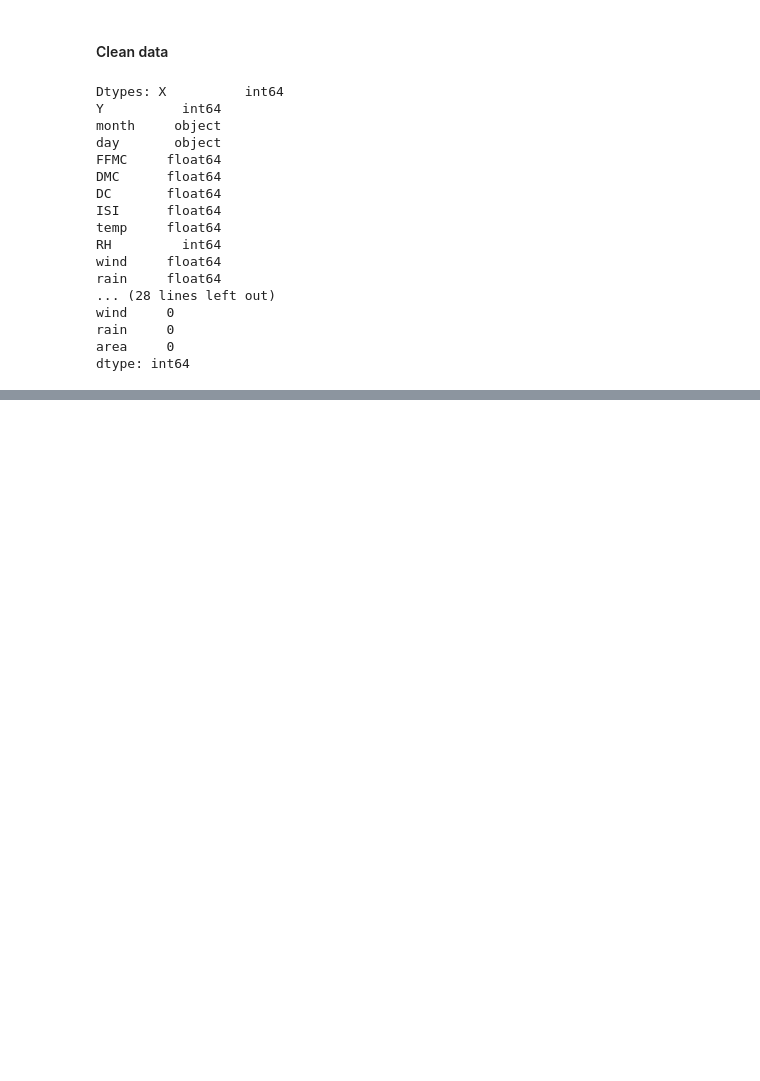
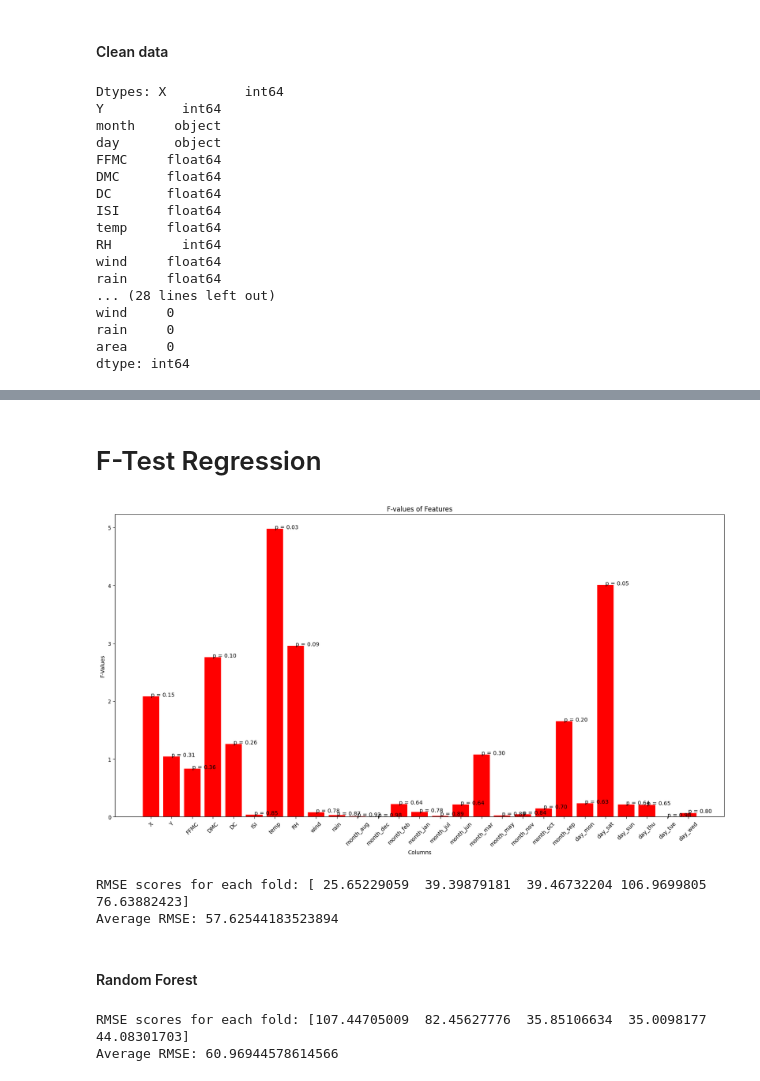
Before and after one commit to PrelaunchZeus2/Data-319-Model-Data-Based-Methods, a Jupyter notebook: Final Project/Fires.ipynb, the cells around one changed output, grey strips where cells are left out. Drawn from its saved outputs; the diff is of its cells as text; code cells hidden in the pictures; blank space fills up the shorter version.

Commit message:
F_test and rand_decision trees added

```diff
--- a/Final Project/Fires.ipynb
+++ b/Final Project/Fires.ipynb
@@ -64,0 +99,63 @@ dtype: int64
+# %% [markdown]
+# F-Test Regression
+# %%
+from sklearn.feature_selection import f_regression
+
+#set dependent and independent vars
+X = fire_data[['X', 'Y', 'FFMC', 'DMC', 'DC', 'ISI', 'temp', 'RH', 'wind', 'rain',
+       'month_aug', 'month_dec', 'month_feb', 'month_jan', 'month_jul',
+       'month_jun', 'month_mar', 'month_may', 'month_nov', 'month_oct',
+       'month_sep', 'day_mon', 'day_sat', 'day_sun', 'day_thu', 'day_tue',
+       'day_wed']]
+Y = fire_data['area']
+
+#perform regression
+f_vals, p_vals = f_regression(X, Y)
+
+#bar plot for f_vals and p_vals to show feature importance
+plt.figure(figsize = (20, 10))
+plt.bar(range(X.shape[1]), f_vals, color = 'red', tick_label = X.columns)
+plt.xticks(rotation = 45)
+plt.xlabel('Columns')
+plt.ylabel('F-Values')
+plt.title('F-values of Features')
+
+for i, p_val in enumerate(p_vals):
+    plt.text(i, f_vals[i], f'p = {p_val:.2f}')
+
+plt.show()
+# %% [output]
+[figure, added]
+# %%
+#create l-reg model
+from sklearn.linear_model import LinearRegression
+from sklearn.model_selection import KFold, cross_val_score
+
+k_folds = KFold(n_splits = 5, shuffle = True)
+
+lreg = LinearRegression()
+
+scores = cross_val_score(lreg, X, Y, cv = k_folds, scoring = 'neg_mean_squared_error')
+
+rmse_scores = np.sqrt(-scores)
+
+print(f"RMSE scores for each fold: {rmse_scores}")
+print(f"Average RMSE: {np.mean(rmse_scores)}")
+# %% [output]
+RMSE scores for each fold: [ 25.65229059  39.39879181  39.46732204 106.9699805   76.63882423]
+Average RMSE: 57.62544183523894
+# %% [markdown]
+#### Random Forest
+# %%
+from sklearn.ensemble import RandomForestRegressor
+
+k_folds = KFold(n_splits = 5, shuffle = True)
+randfore = RandomForestRegressor(n_estimators = 100) #100 trees
+scores = cross_val_score(randfore, X, Y, cv = k_folds, scoring = 'neg_mean_squared_error')
+rmse_scores = np.sqrt(-scores)
+
+print(f"RMSE scores for each fold: {rmse_scores}")
+print(f"Average RMSE: {np.mean(rmse_scores)}")
+# %% [output]
+RMSE scores for each fold: [107.44705009  82.45627776  35.85106634  35.0098177   44.08301703]
+Average RMSE: 60.96944578614566
```
Also changed, not shown: parts of 5 cells of this notebook, 1 other file.
